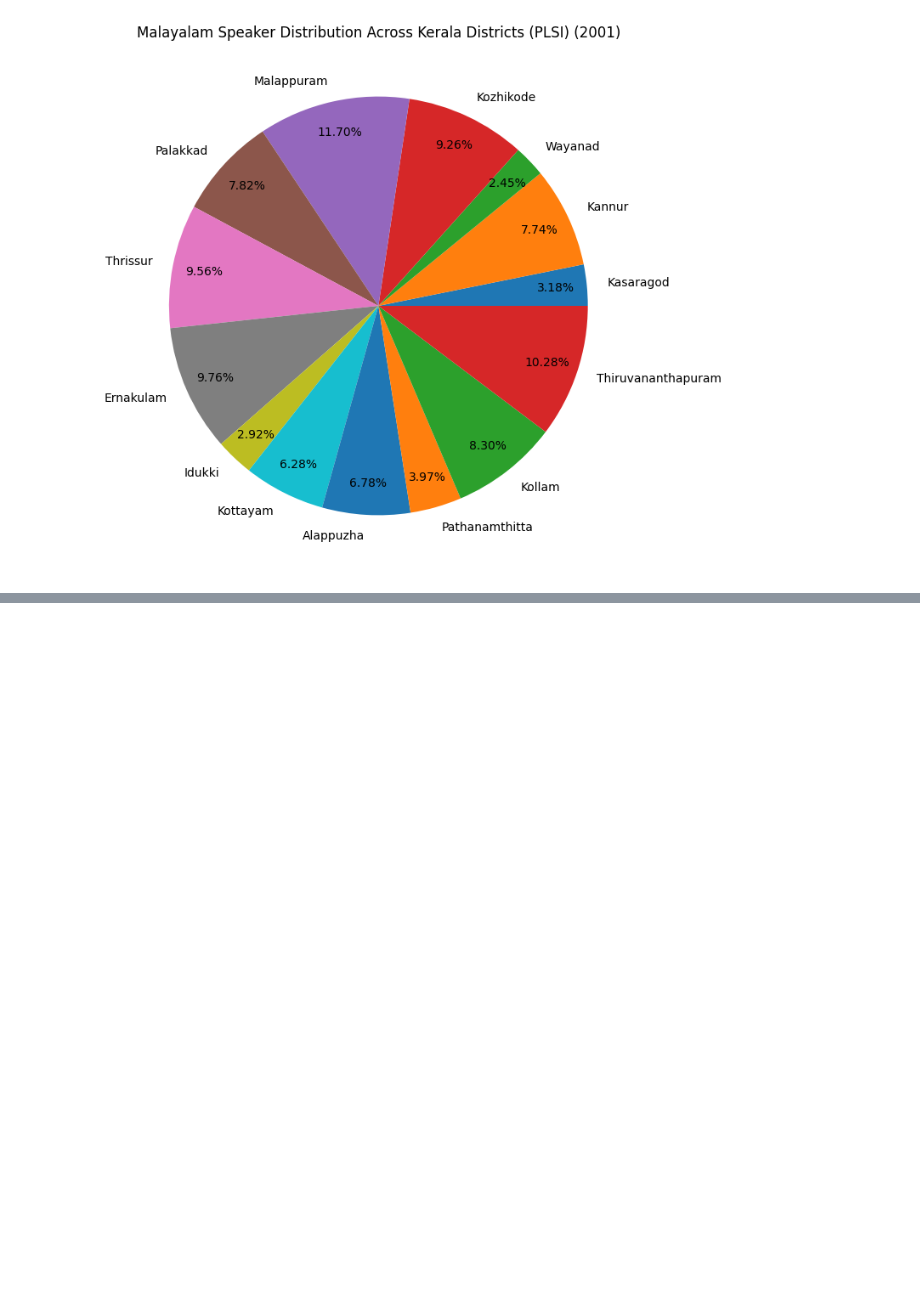
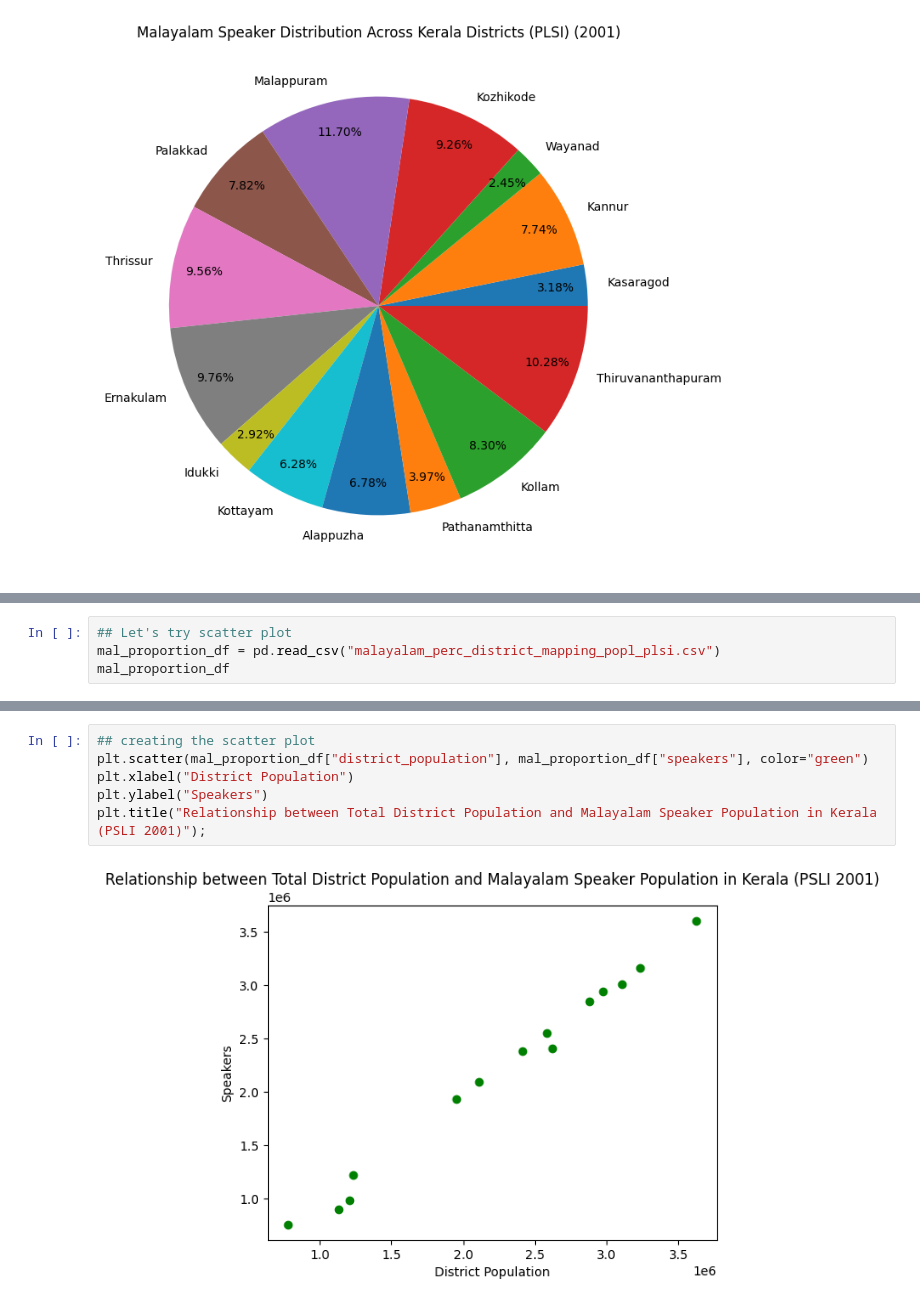
Before and after one commit to squishridyvi/Geographical-Distribution-Mapping-of-Dravidian-Languages-, a Jupyter notebook: Geographical Distribution of Dravidian Languages.ipynb, the cells around one changed output, grey strips where cells are left out. Drawn from its saved outputs; the diff is of its cells as text; blank space fills up the shorter version.

Commit message:
Add files via upload
added scatterplot for malayalam speakers by district population (showing trends)

```diff
--- a/Geographical Distribution of Dravidian Languages.ipynb
+++ b/Geographical Distribution of Dravidian Languages.ipynb
@@ -2280,0 +2283,4 @@ ax.set_title(
+# %%
+## Let's try scatter plot
+mal_proportion_df = pd.read_csv("malayalam_perc_district_mapping_popl_plsi.csv")
+mal_proportion_df
@@ -2280,0 +2303,8 @@ ax.set_title(
+# %%
+## creating the scatter plot
+plt.scatter(mal_proportion_df["district_population"], mal_proportion_df["speakers"], color="green")
+plt.xlabel("District Population")
+plt.ylabel("Speakers")
+plt.title("Relationship between Total District Population and Malayalam Speaker Population in Kerala (PSLI 2001)");
+# %% [output]
+[figure, added]
```
Also changed, not shown: parts of 5 cells of this notebook.
